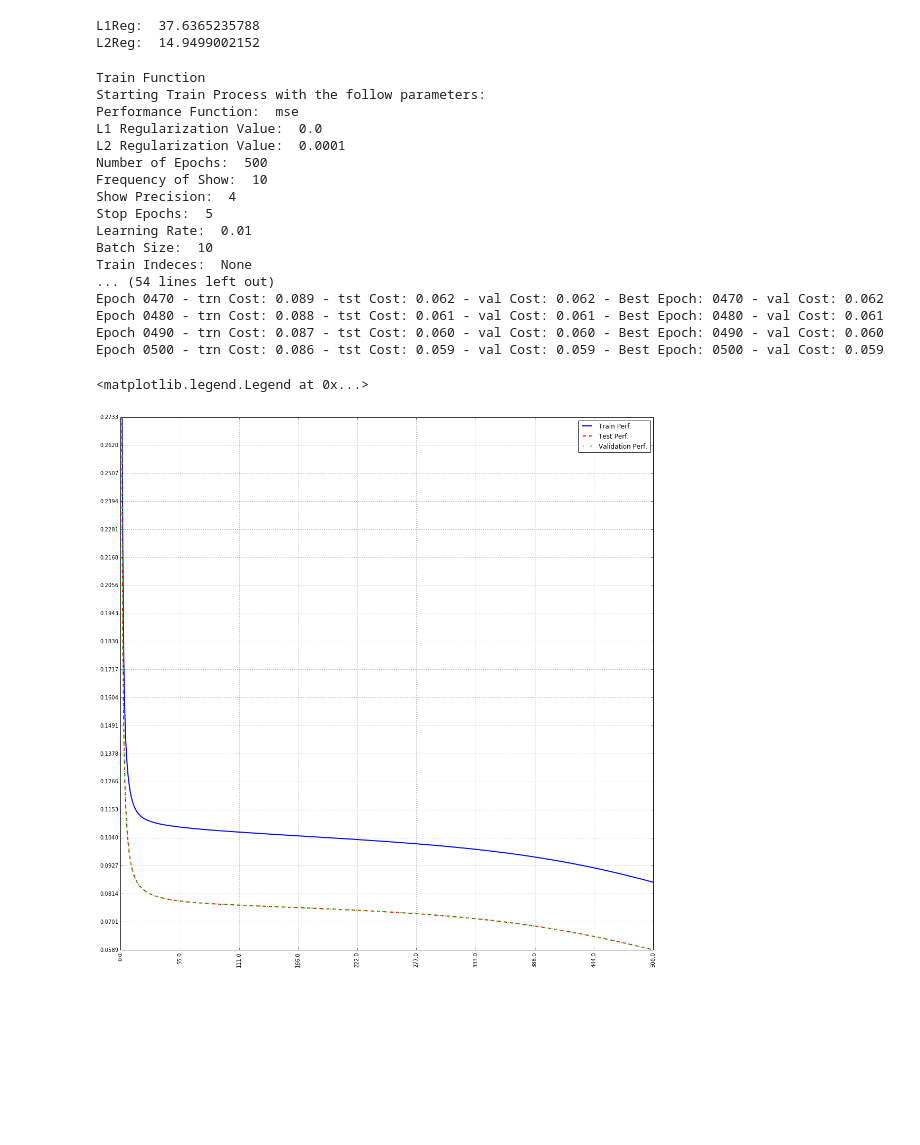
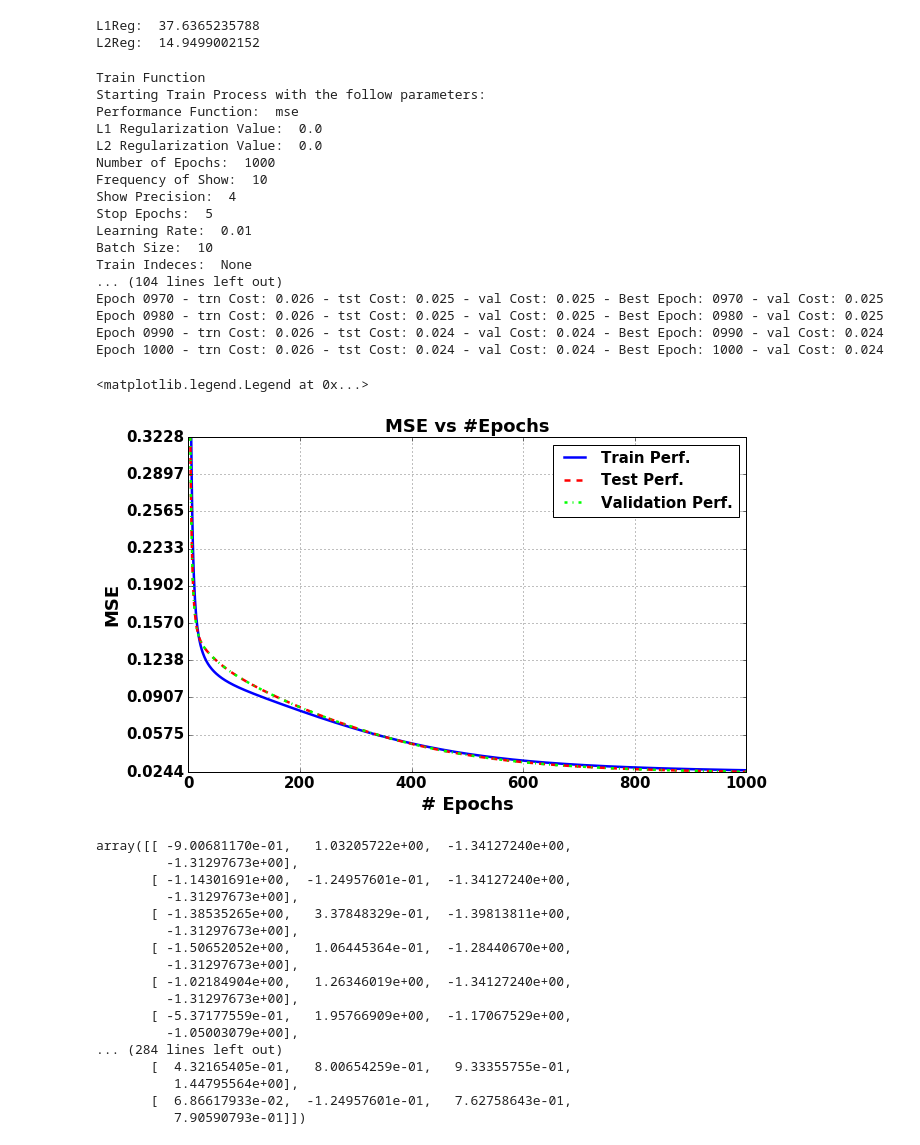
Before and after one commit to natmourajr/ArtificialIntelligence, a Jupyter notebook: tutorials/NeuralNetwork.ipynb, the cells around one changed output. Drawn from its saved outputs; the diff is of its cells as text; code cells hidden in the pictures; blank space fills up the shorter version.

Commit message:
Fix some InputLayer issues

```diff
--- a/tutorials/NeuralNetwork.ipynb
+++ b/tutorials/NeuralNetwork.ipynb
@@ -76,9 +76,13 @@ for i in xrange(X.shape[0]):
 # StandardScaler
 X_scaled = preprocessing.scale(X)
 
-mlp = mlpLib.MLP(rng=np.random.RandomState(), n_in=X.shape[1], n_hidden=[100], n_out=target.shape[1])
+mlp = mlpLib.MLP(rng=np.random.RandomState(), n_in=X.shape[1], n_hidden=[5], n_out=target.shape[1])
 
-trn_params = mlpLib.TrainParameters(n_epochs=500,show_freq=10)
+mlp.InputLayer.pre_function=None
+
+trn_params = mlpLib.TrainParameters(n_epochs=1000,show_freq=10)
+trn_params.l1reg = 0.0
+trn_params.l2reg = 0.0
 
 trn_desc = mlp.Train(X_scaled,target,trn_params)
 # %% [output]
@@ -86,44 +90,75 @@ Train Function
 Starting Train Process with the follow parameters:
 Performance Function:  mse
 L1 Regularization Value:  0.0
-L2 Regularization Value:  0.0001
-Number of Epochs:  500
+L2 Regularization Value:  0.0
+Number of Epochs:  1000
 Frequency of Show:  10
 Show Precision:  4
 Stop Epochs:  5
 Learning Rate:  0.01
 Batch Size:  10
 Train Indeces:  None
-... (54 lines left out)
-Epoch 0470 - trn Cost: 0.089 - tst Cost: 0.062 - val Cost: 0.062 - Best Epoch: 0470 - val Cost: 0.062
-Epoch 0480 - trn Cost: 0.088 - tst Cost: 0.061 - val Cost: 0.061 - Best Epoch: 0480 - val Cost: 0.061
-Epoch 0490 - trn Cost: 0.087 - tst Cost: 0.060 - val Cost: 0.060 - Best Epoch: 0490 - val Cost: 0.060
-Epoch 0500 - trn Cost: 0.086 - tst Cost: 0.059 - val Cost: 0.059 - Best Epoch: 0500 - val Cost: 0.059
+... (104 lines left out)
+Epoch 0970 - trn Cost: 0.026 - tst Cost: 0.025 - val Cost: 0.025 - Best Epoch: 0970 - val Cost: 0.025
+Epoch 0980 - trn Cost: 0.026 - tst Cost: 0.025 - val Cost: 0.025 - Best Epoch: 0980 - val Cost: 0.025
+Epoch 0990 - trn Cost: 0.026 - tst Cost: 0.024 - val Cost: 0.024 - Best Epoch: 0990 - val Cost: 0.024
+Epoch 1000 - trn Cost: 0.026 - tst Cost: 0.024 - val Cost: 0.024 - Best Epoch: 1000 - val Cost: 0.024
 # %%
 # plot train updates
 
 
 import matplotlib.pyplot as plt
 %matplotlib inline
 
+plt.rcParams['xtick.labelsize'] = 15
+plt.rcParams['ytick.labelsize'] = 15
 
-fig1 = plt.figure(figsize=(18,18))
+plt.rc('legend',**{'fontsize':15})
 
-x = np.linspace(0,1,trn_params.n_epochs)
+plt.rc('font', weight='bold')
 
-l1 = plt.plot(x,trn_desc['perf'],color=[0,0,1],linewidth=2.0,linestyle='solid',label='Train Perf.')
-l2 = plt.plot(x,trn_desc['tperf'],color=[1,0,0],linewidth=2.0,linestyle='dashed',label='Test Perf.')
-l3 = plt.plot(x,trn_desc['vperf'],color=[0,1,0],linewidth=2.0,linestyle='dashdot',label='Validation Perf.')
+fig1 = plt.figure(figsize=(10,6))
+
+x = np.linspace(0,trn_params.n_epochs,num=trn_params.n_epochs)
+
+l1 = plt.plot(x,trn_desc['perf'],color=[0,0,1],linewidth=2.5,linestyle='solid',label='Train Perf.')
+l2 = plt.plot(x,trn_desc['tperf'],color=[1,0,0],linewidth=2.5,linestyle='dashed',label='Test Perf.')
+l3 = plt.plot(x,trn_desc['vperf'],color=[0,1,0],linewidth=2.5,linestyle='dashdot',label='Validation Perf.')
 
 y_min = np.min([trn_desc['perf'],trn_desc['tperf'],trn_desc['vperf']])
 y_max = np.max([trn_desc['perf'],trn_desc['tperf'],trn_desc['vperf']])
 plt.ylim([y_min,y_max/2])
 
-plt.yticks(np.linspace(y_min,y_max/2,num=20))
-plt.xticks(np.linspace(0,1,num=10),np.floor(np.linspace(0,trn_params.n_epochs,num=10)),rotation='vertical')
+plt.yticks(np.linspace(y_min,y_max/2,num=10))
+#plt.xticks(np.linspace(0,1,num=10),np.floor(np.linspace(0,trn_params.n_epochs,num=10)),rotation='vertical')
 plt.grid(True)
-
+plt.xlabel("# Epochs",fontsize=18,fontweight='bold')
+plt.ylabel(trn_params.perf_function.upper(),fontsize=18,fontweight='bold')
+plt.title(trn_params.perf_function.upper()+" vs #Epochs",fontsize=18,fontweight='bold')
 plt.legend()
 # %% [output]
 <matplotlib.legend.Legend at 0x...>
-[figure, old version]
+[figure, new version]
+# %%
+mlp.InputLayer.pre_function='mapstd'
+mlp.InputLayer.Train(X)
+inputs = mlp.InputLayer.GetOutput(X)
+inputs
+# %% [output]
+array([[ -9.00681170e-01,   1.03205722e+00,  -1.34127240e+00,
+         -1.31297673e+00],
+       [ -1.14301691e+00,  -1.24957601e-01,  -1.34127240e+00,
+         -1.31297673e+00],
+       [ -1.38535265e+00,   3.37848329e-01,  -1.39813811e+00,
+         -1.31297673e+00],
+       [ -1.50652052e+00,   1.06445364e-01,  -1.28440670e+00,
+         -1.31297673e+00],
+       [ -1.02184904e+00,   1.26346019e+00,  -1.34127240e+00,
+         -1.31297673e+00],
+       [ -5.37177559e-01,   1.95766909e+00,  -1.17067529e+00,
+         -1.05003079e+00],
+... (284 lines left out)
+       [  4.32165405e-01,   8.00654259e-01,   9.33355755e-01,
+          1.44795564e+00],
+       [  6.86617933e-02,  -1.24957601e-01,   7.62758643e-01,
+          7.90590793e-01]])
```
Also changed, not shown: 3 other files.
